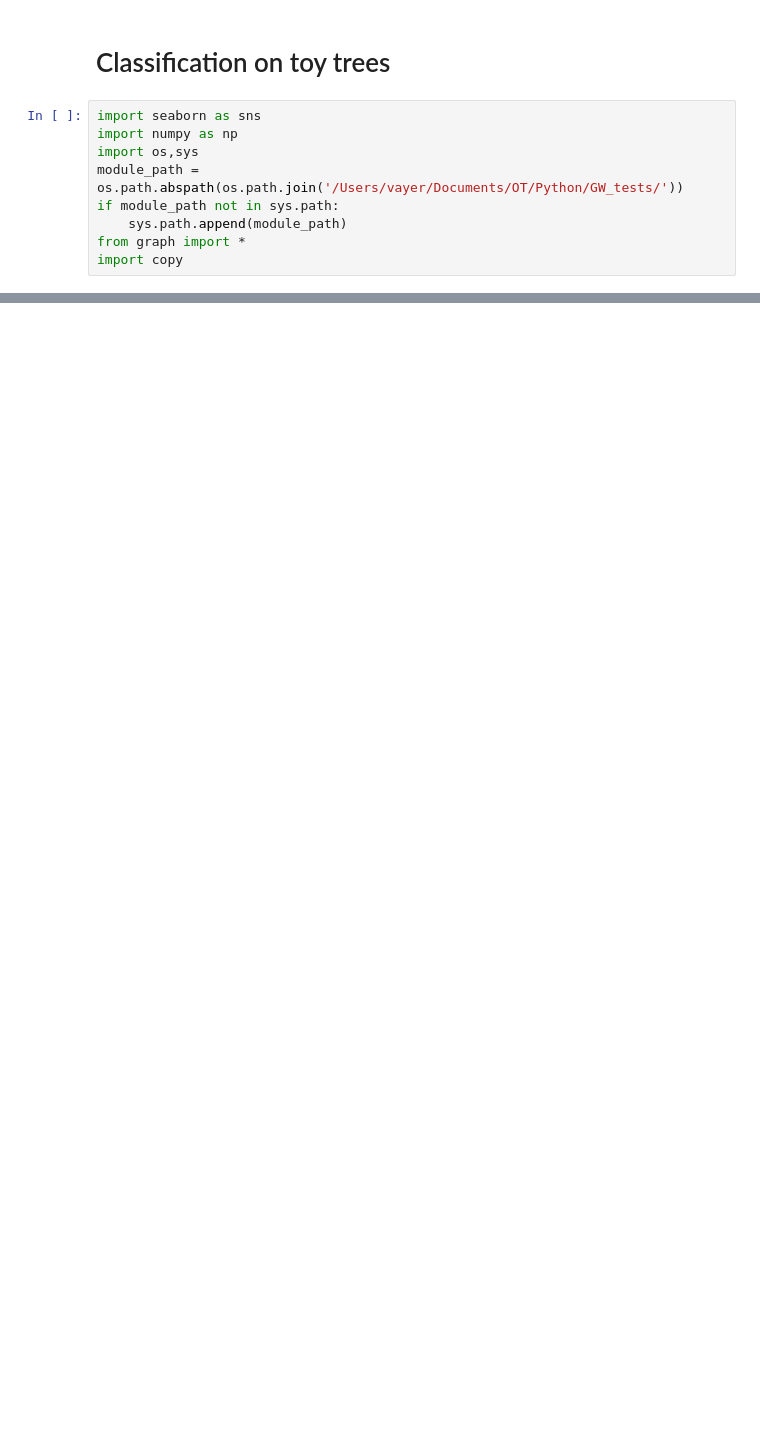
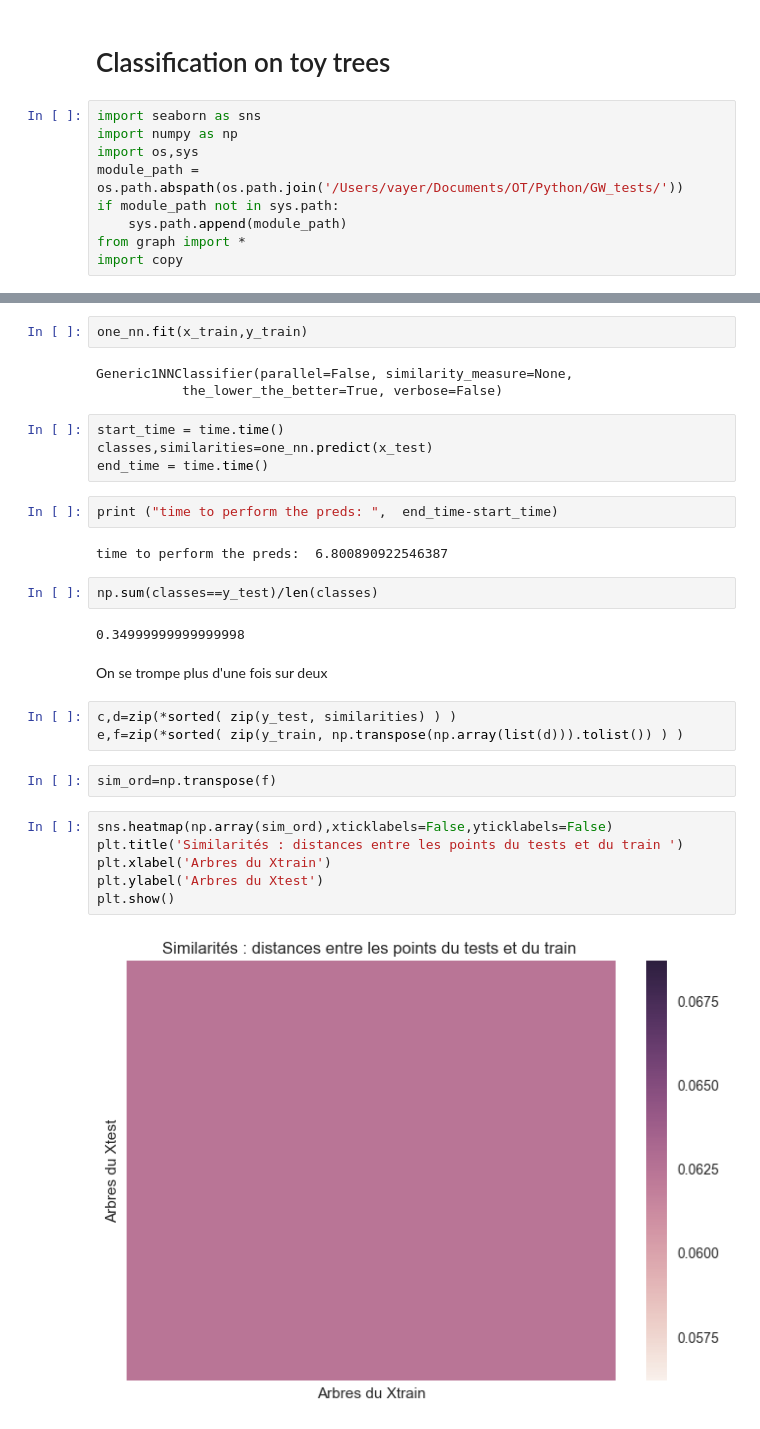
Before and after one commit to tvayer/gwtest, a Jupyter notebook: classif_toys_trees.ipynb, the cells around one changed output, grey strips where cells are left out. Drawn from its saved outputs; the diff is of its cells as text; blank space fills up the shorter version.

```diff
--- a/classif_toys_trees.ipynb
+++ b/classif_toys_trees.ipynb
@@ -106,0 +83,32 @@ g.display_graph(T,pos=g.hierarchy_pos(g3,1,rotate=True))
+# %%
+one_nn.fit(x_train,y_train)
+# %% [output]
+Generic1NNClassifier(parallel=False, similarity_measure=None,
+           the_lower_the_better=True, verbose=False)
+# %%
+start_time = time.time()
+classes,similarities=one_nn.predict(x_test)
+end_time = time.time()
+# %%
+print ("time to perform the preds: ",  end_time-start_time)
+# %% [output]
+time to perform the preds:  6.800890922546387
+# %%
+np.sum(classes==y_test)/len(classes)
+# %% [output]
+0.34999999999999998
+# %% [markdown]
+On se trompe plus d'une fois sur deux
+# %%
+c,d=zip(*sorted( zip(y_test, similarities) ) )
+e,f=zip(*sorted( zip(y_train, np.transpose(np.array(list(d))).tolist()) ) )
+# %%
+sim_ord=np.transpose(f)
+# %%
+sns.heatmap(np.array(sim_ord),xticklabels=False,yticklabels=False)
+plt.title('Similarités : distances entre les points du tests et du train ')
+plt.xlabel('Arbres du Xtrain')
+plt.ylabel('Arbres du Xtest')
+plt.show()
+# %% [output]
+[figure, added]
```
Also changed, not shown: parts of 66 cells of this notebook, 3 other files.
